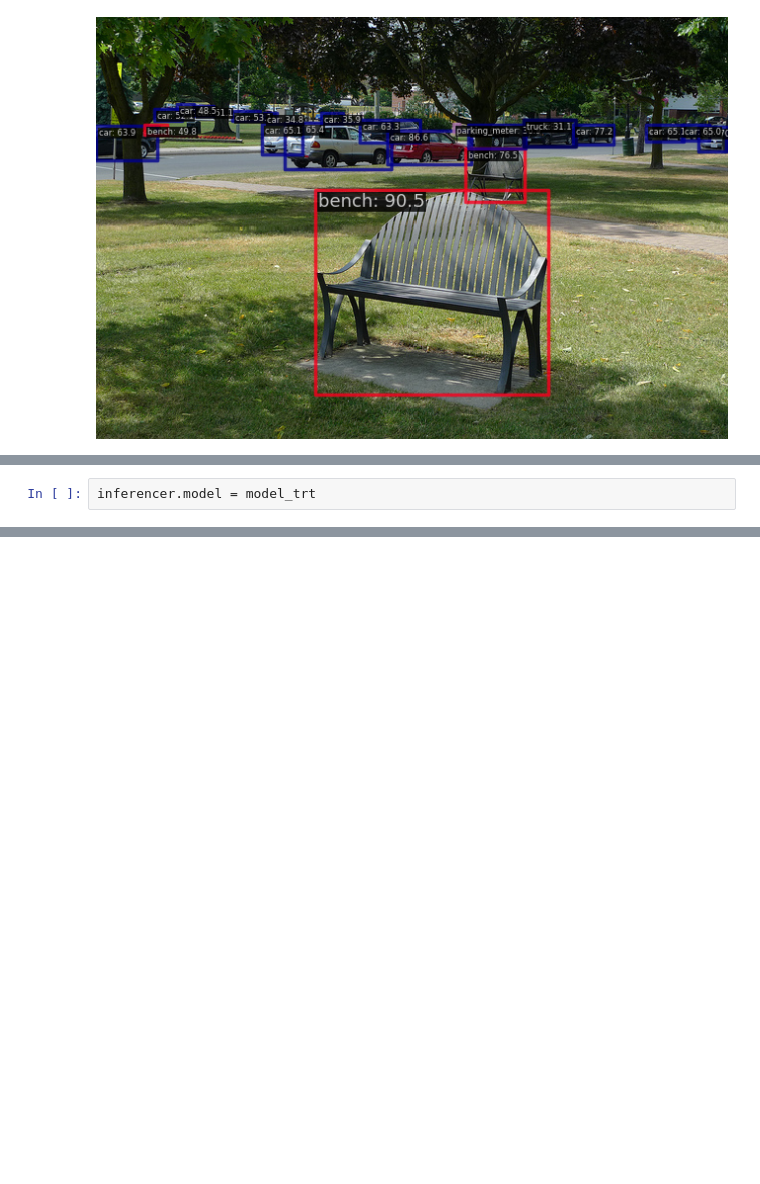
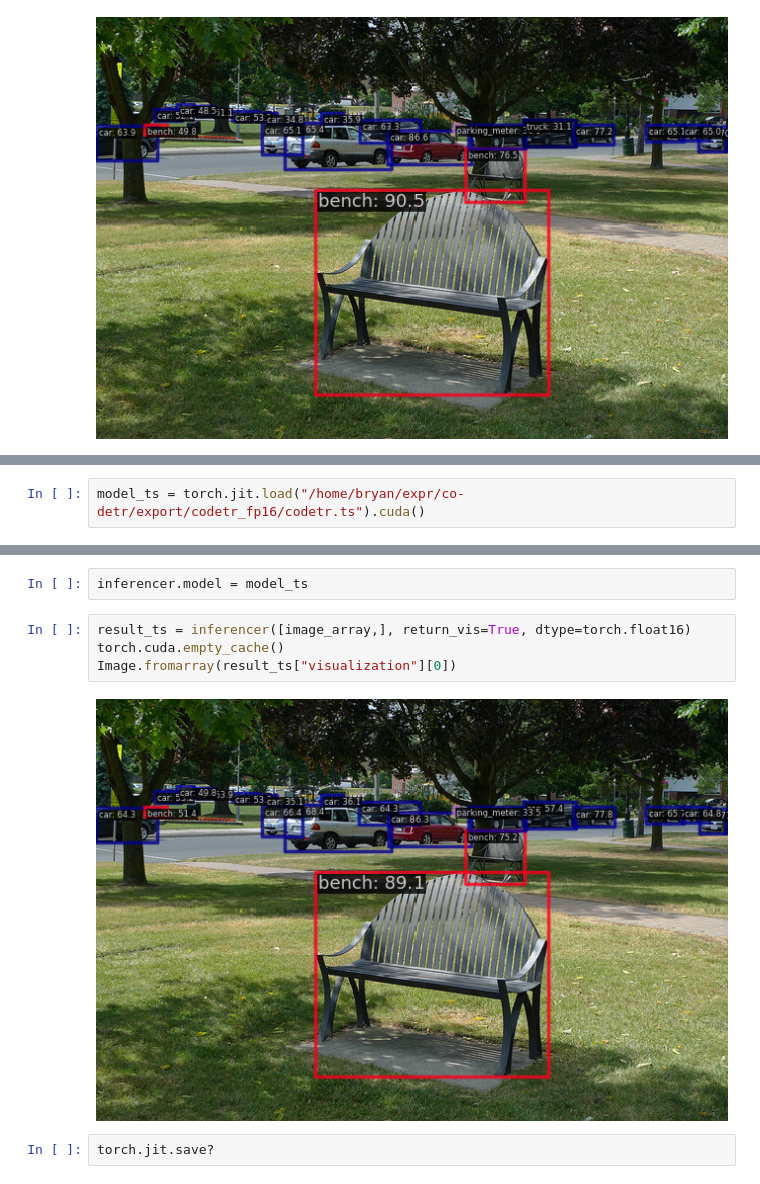
Before and after one commit to anenbergb/Co-DETR-TensorRT, a Jupyter notebook: notebooks/dev-torch_tensorrt.ipynb, the cells around one changed output, grey strips where cells are left out. Saved outputs shown, nothing was run; the diff lists cells and outputs as text; blank space fills up the shorter version.

```diff
--- a/notebooks/dev-torch_tensorrt.ipynb
+++ b/notebooks/dev-torch_tensorrt.ipynb
@@ -102,2 +97,0 @@ I0402 15:58:41.769000 284020 site-packages/torch/fx/experimental/symbolic_shapes
-# %%
-inferencer.model = model_trt
@@ -109,0 +98,2 @@ Image.fromarray(result_trt["visualization"][0])
+# %%
+model_ts = torch.jit.load("/home/bryan/expr/co-detr/export/codetr_fp16/codetr.ts").cuda()
@@ -109,0 +114,10 @@ Image.fromarray(result_trt["visualization"][0])
+# %%
+inferencer.model = model_ts
+# %%
+result_ts = inferencer([image_array,], return_vis=True, dtype=torch.float16)
+torch.cuda.empty_cache()
+Image.fromarray(result_ts["visualization"][0])
+# %% [output]
+[figure, added]
+# %%
+torch.jit.save?
```
Also changed, not shown: parts of 6 cells of this notebook.
